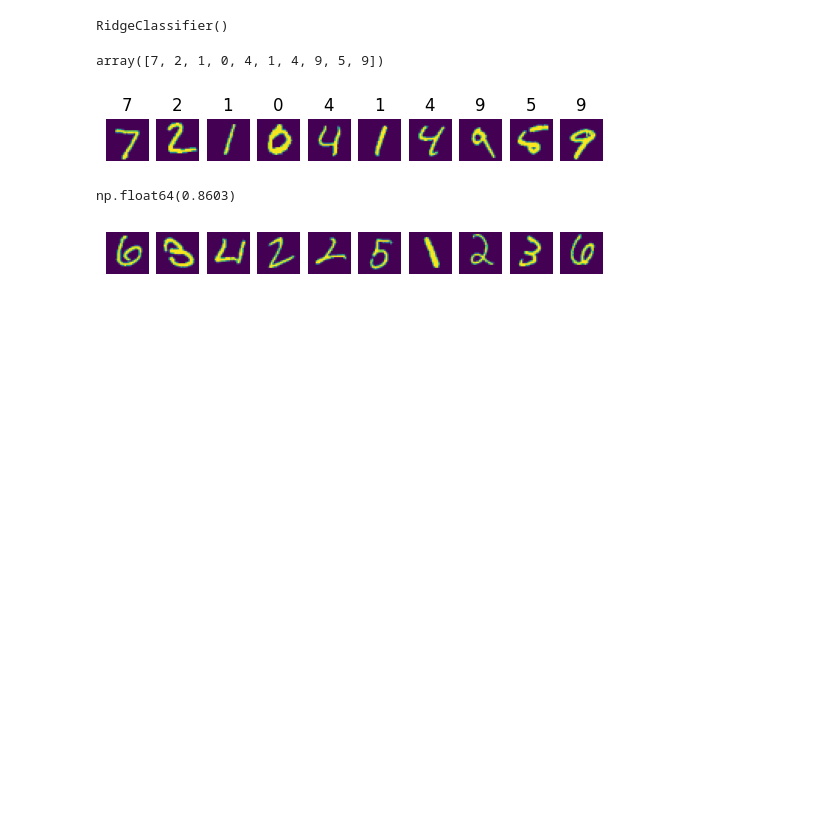
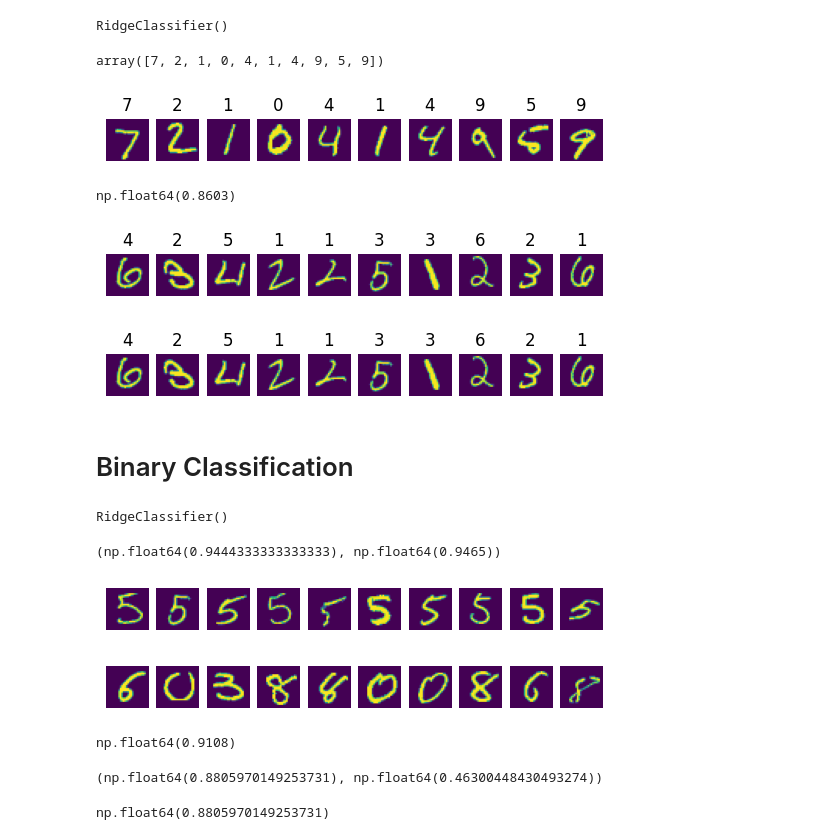
Before and after one commit to Shk-tech/my-colab-learning-material, a Jupyter notebook: 2507_korea_ml_classification.ipynb, the cells around one changed output. Cells and saved outputs as stored; diff of their text form; code cells hidden in the pictures; blank space fills up the shorter version.

```diff
--- a/2507_korea_ml_classification.ipynb
+++ b/2507_korea_ml_classification.ipynb
@@ -72,10 +72,22 @@ pred = model.predict(x_valid) # pred.shape
 np.float64(0.8603)
 # %%
 failed = x_valid[~(pred == y_valid)]
+failed_pred = pred[~(pred == y_valid)]
 for i in range(10):
     plt.subplot(1, 10, i + 1)
-    # plt.title(y_valid[i])
+    plt.title(failed_pred[i])
     plt.axis('off')
     plt.imshow(failed[i].reshape(28, 28))
 # %% [output]
-[figure, old version]
+[figure, new version]
+# %%
+fig, axes = plt.subplots(1, 10)
+for i in range(10):
+    ax = axes[i]
+    ax.set_title(failed_pred[i])
+    ax.axis('off')
+    ax.imshow(failed[i].reshape(28, 28))
+# %% [output]
+[figure, added]
+# %% [markdown]
+# Binary Classification
@@ -81,0 +103,63 @@ for i in range(10):
+# %%
+from sklearn.linear_model import RidgeClassifier
+model = RidgeClassifier()
+model.fit(x_train, y_train_5)
+# %% [output]
+RidgeClassifier()
+# %%
+# train accuracy
+pred = model.predict(x_train)
+t_acc = (pred == y_train_5).mean()
+# valid accuracy
+pred = model.predict(x_valid)
+v_acc = (pred == y_valid_5).mean()
+t_acc, v_acc
+# %% [output]
+(np.float64(0.9444333333333333), np.float64(0.9465))
+# %%
+pred = model.predict(x_valid)
+failed = x_valid[~(pred == y_valid_5)]
+for i in range(10):
+    plt.subplot(1, 10, i + 1)
+    # plt.title(failed_pred[i])
+    plt.axis('off')
+    plt.imshow(failed[i].reshape(28, 28))
+# %% [output]
+[figure, added]
+# %%
+x_valid, #10000, 784
+cond1 = y_valid_5 == False
+cond2 = pred == True
+failed = x_valid[cond1 & cond2]
+for i in range(10):
+    plt.subplot(1, 10, i + 1)
+    # plt.title(failed_pred[i])
+    plt.axis('off')
+    plt.imshow(failed[i].reshape(28, 28))
+# %% [output]
+[figure, added]
+# %%
+import numpy as np
+pred = np.zeros((10000,), bool)
+(pred == y_valid_5).mean()
+# %% [output]
+np.float64(0.9108)
+# %%
+pred = model.predict(x_valid)
+tp = ((pred == True) & (y_valid_5 == True)).sum() # pred & y_valid_5
+tn = ((pred == False) & (y_valid_5 == False)).sum()
+fp = ((pred == True) & (y_valid_5 == False)).sum()
+fn = ((pred == False) & (y_valid_5 == True)).sum()
+tp, tn, fp, fn
+prec = tp / (tp + fp)
+recall = tp / (tp + fn)
+prec, recall
+# %% [output]
+(np.float64(0.8805970149253731), np.float64(0.46300448430493274))
+# %%
+from sklearn.metrics import confusion_matrix
+cm = confusion_matrix(y_valid_5, pred)
+prec = cm[1, 1] / (cm[0, 1] + cm[1, 1])
+prec
+# %% [output]
+np.float64(0.8805970149253731)
```
Also changed, not shown: parts of 21 cells of this notebook.
